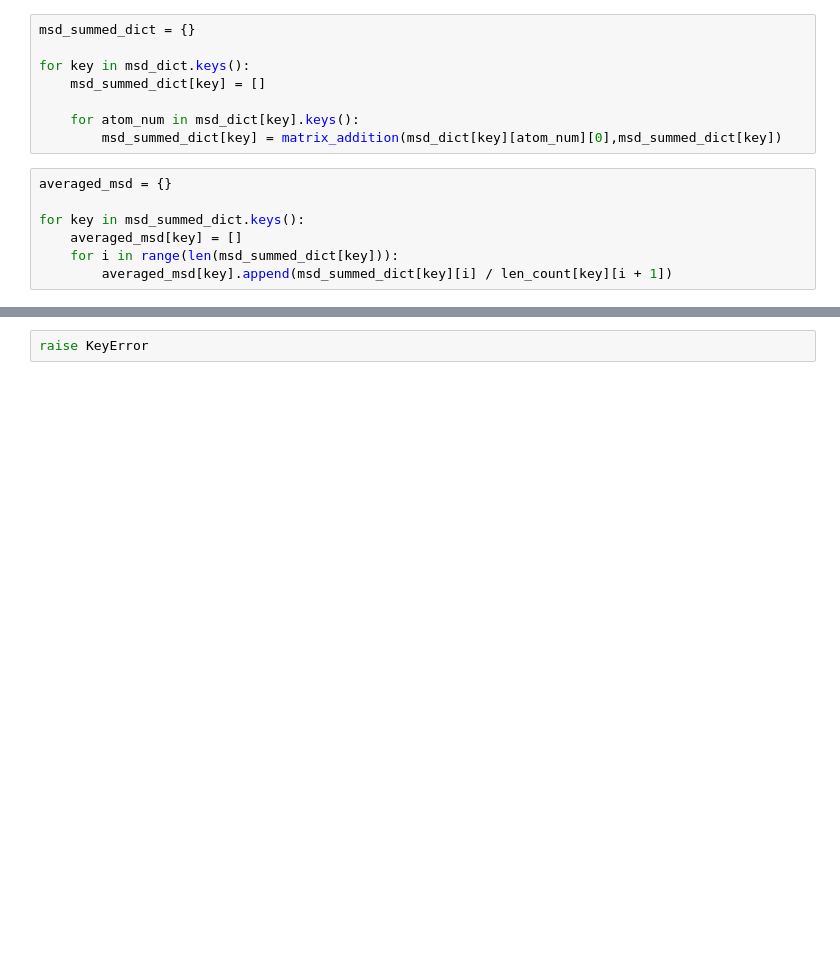
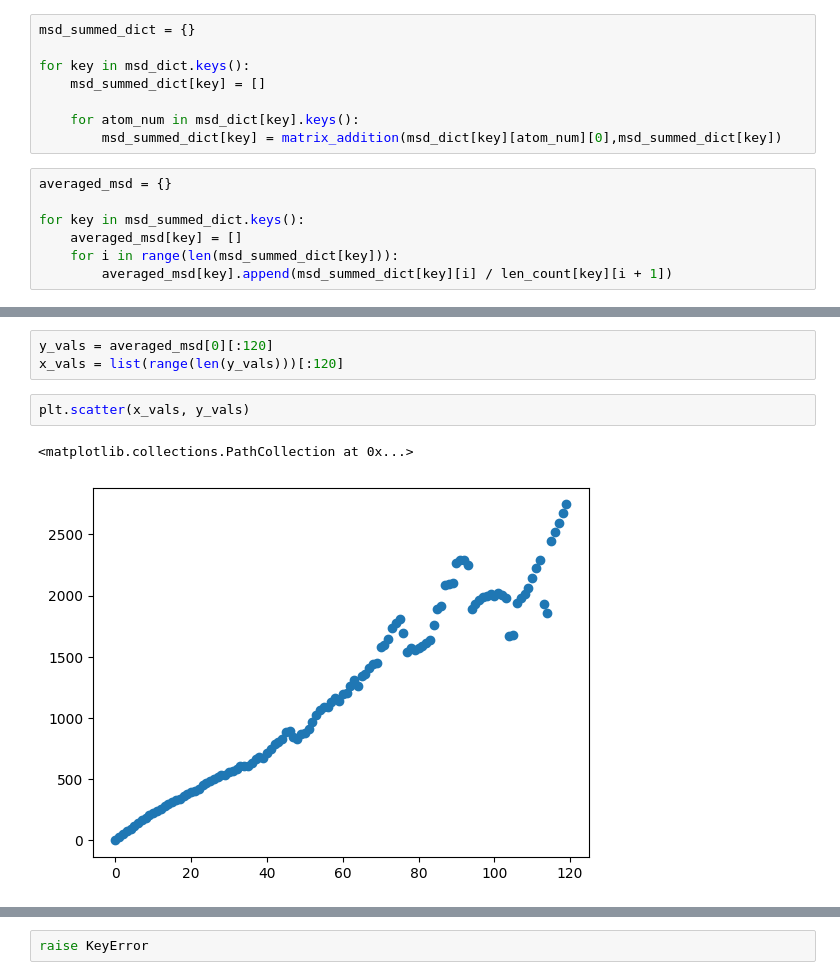
Before and after one commit to AndrewSykes1/msd_water_box, a Jupyter notebook: individual_partition.IPYNB, the cells around one changed output, grey strips where cells are left out. Saved outputs shown, nothing was run; the diff lists cells and outputs as text; blank space fills up the shorter version.

```diff
--- a/individual_partition.IPYNB
+++ b/individual_partition.IPYNB
@@ -136,0 +135,8 @@ plot_dict(averaged_msd)
+# %%
+y_vals = averaged_msd[0][:120]
+x_vals = list(range(len(y_vals)))[:120]
+# %%
+plt.scatter(x_vals, y_vals)
+# %% [output]
+<matplotlib.collections.PathCollection at 0x...>
+[figure, added]
```
Also changed, not shown: parts of 4 cells of this notebook, 1 other file.
